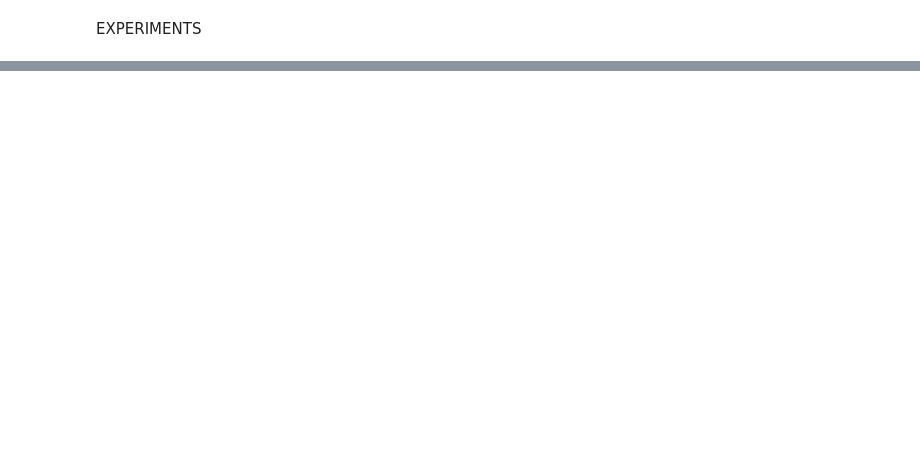
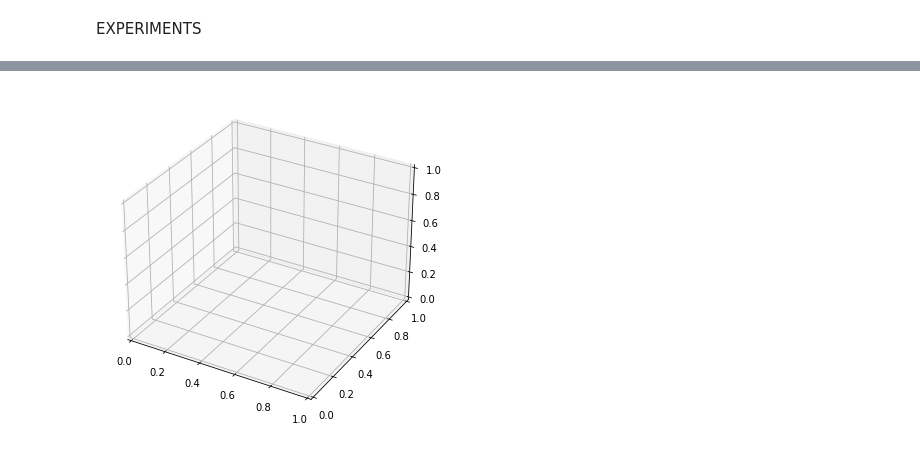
Before and after one commit to bdubey/gpvae_latent_3d, a Jupyter notebook: bproject.ipynb, the cells around one changed output, grey strips where cells are left out. Saved outputs shown, nothing was run; the diff lists cells and outputs as text; code cells hidden in the pictures; blank space fills up the shorter version.

```diff
--- a/bproject.ipynb
+++ b/bproject.ipynb
@@ -1170,0 +1302,32 @@ hello 199
+# %%
+import numpy as np
+from pylab import *
+from mpl_toolkits.mplot3d import Axes3D
+import matplotlib.pyplot as plt
+
+def randrange(n, vmin, vmax):
+    return (vmax-vmin)*np.random.rand(n) + vmin
+
+fig = plt.figure(figsize=(8,6))
+
+ax = fig.add_subplot(111,projection='3d')
+n = 100
+
+xs = randrange(n, 23, 32)
+ys = randrange(n, 0, 100)
+zs = randrange(n, 0, 100)
+
+# colmap = cm.ScalarMappable(cmap=cm.hsv)
+# colmap.set_array(zs)
+
+# yg = ax.scatter(xs, ys, zs, c=cm.hsv(zs/max(zs)), marker='o')
+# cb = fig.colorbar(colmap)
+
+# ax.set_xlabel('X Label')
+# ax.set_ylabel('Y Label')
+# ax.set_zlabel('Z Label')
+
+
+# plt.show()
+# %% [output]
+[figure, added]
```
Also changed, not shown: parts of 32 cells of this notebook.
